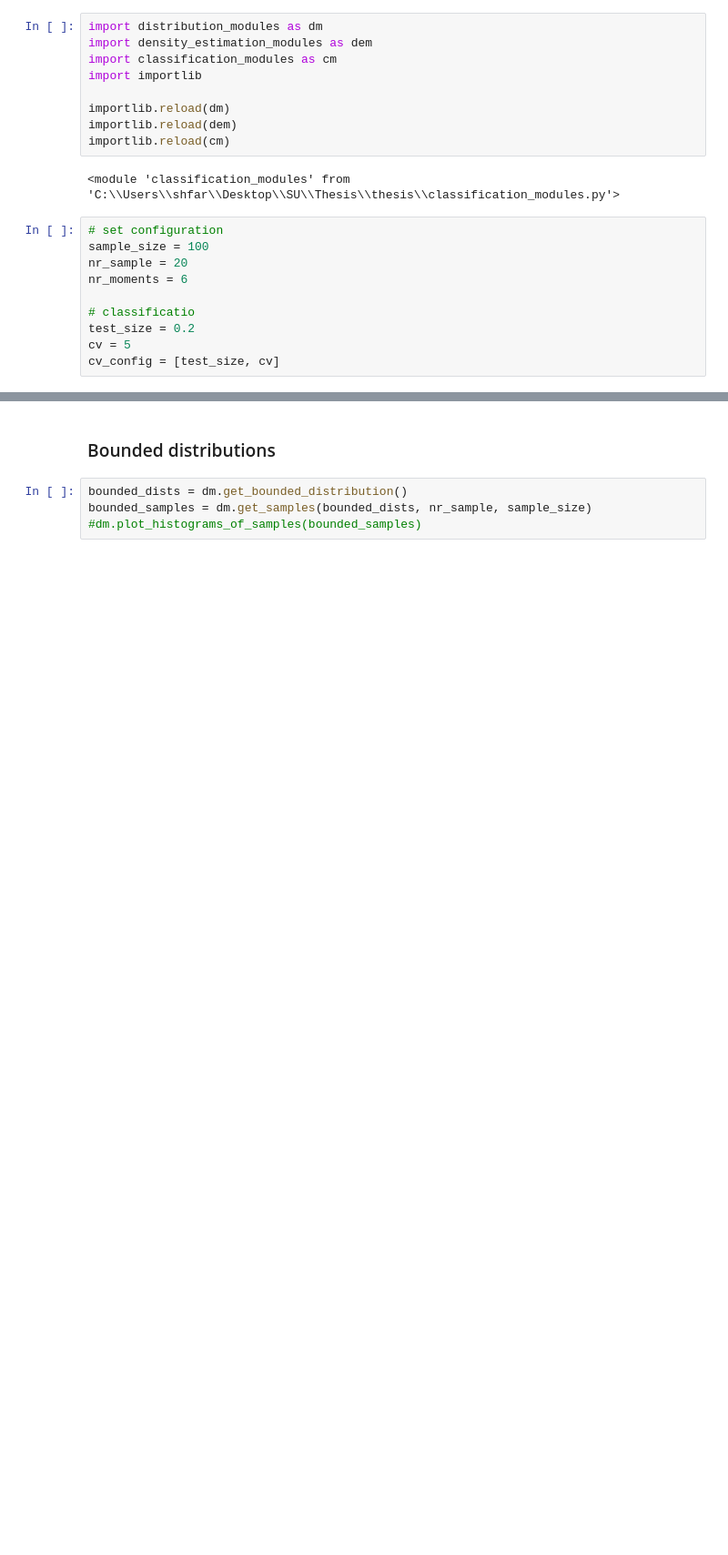
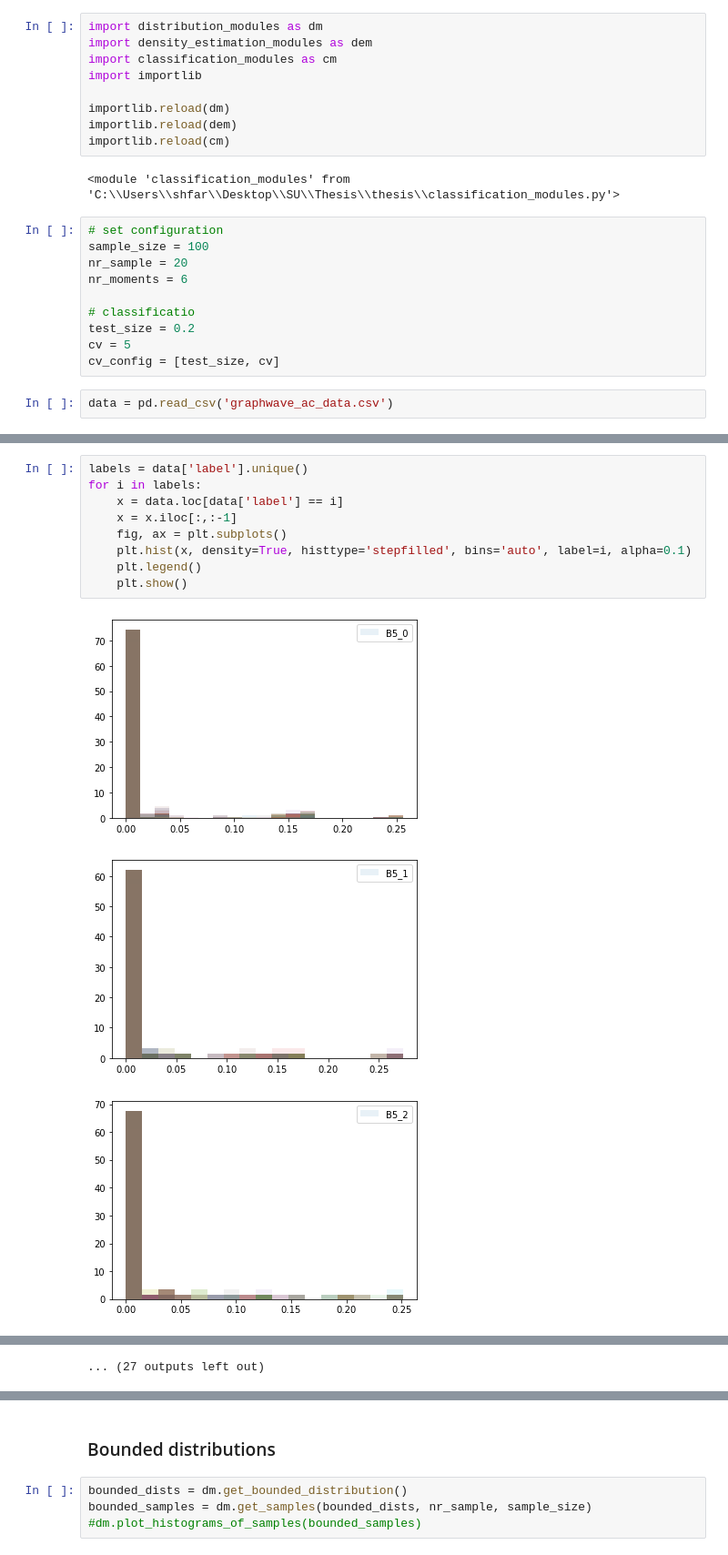
Before and after one commit to sheilafarrahi/thesis, a Jupyter notebook: method_of_moments.ipynb, the cells around one changed output, grey strips where cells are left out. Shown at 91% size. Drawn from its saved outputs; the diff is of its cells as text; blank space fills up the shorter version.

```diff
--- a/method_of_moments.ipynb
+++ b/method_of_moments.ipynb
@@ -24,3 +25,5 @@ nr_moments = 6
 test_size = 0.2
 cv = 5
 cv_config = [test_size, cv]
+# %%
+data = pd.read_csv('graphwave_ac_data.csv')
@@ -26,0 +49,13 @@ cv_config = [test_size, cv]
+# %%
+labels = data['label'].unique()
+for i in labels:
+    x = data.loc[data['label'] == i]
+    x = x.iloc[:,:-1]
+    fig, ax = plt.subplots()
+    plt.hist(x, density=True, histtype='stepfilled', bins='auto', label=i, alpha=0.1)
+    plt.legend()
+    plt.show()
+# %% [output]
+[figure, added]
+[figure, added]
+[figure, added]
@@ -26,0 +71 @@ cv_config = [test_size, cv]
+... (27 outputs left out)
```
Also changed, not shown: parts of 10 cells of this notebook, 2 other files.
